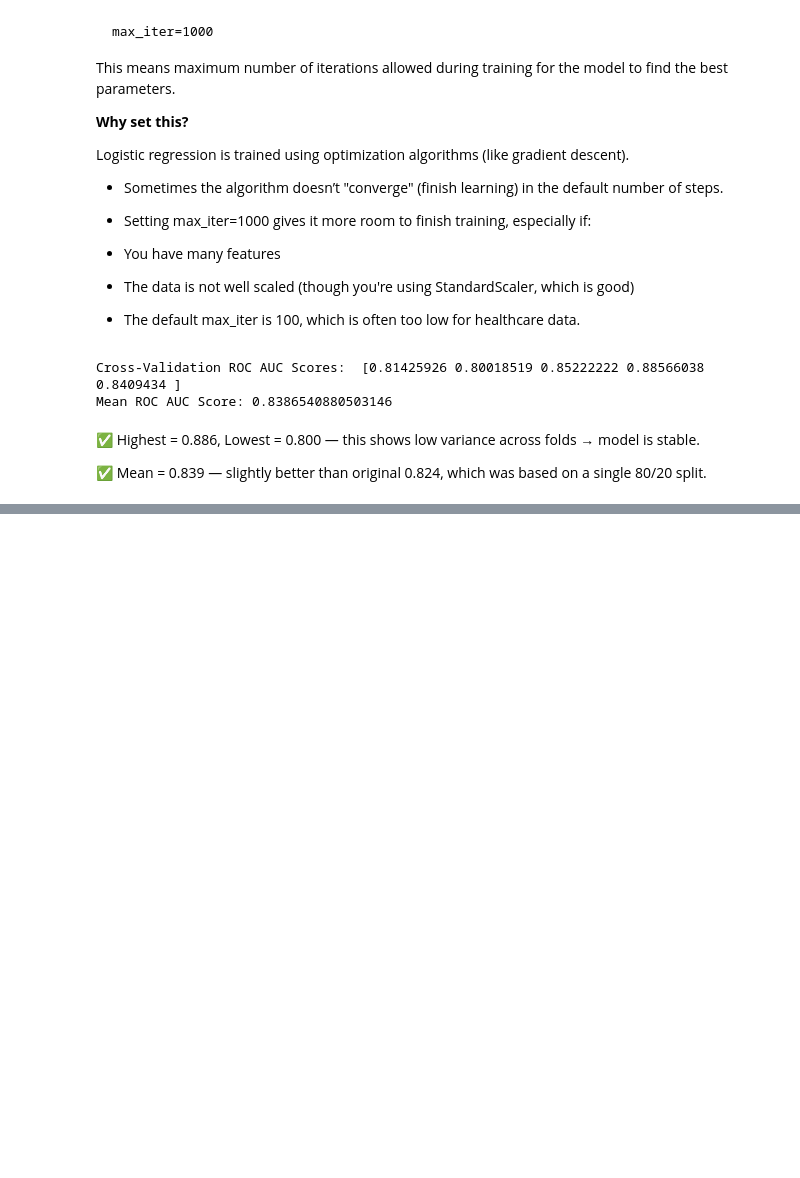
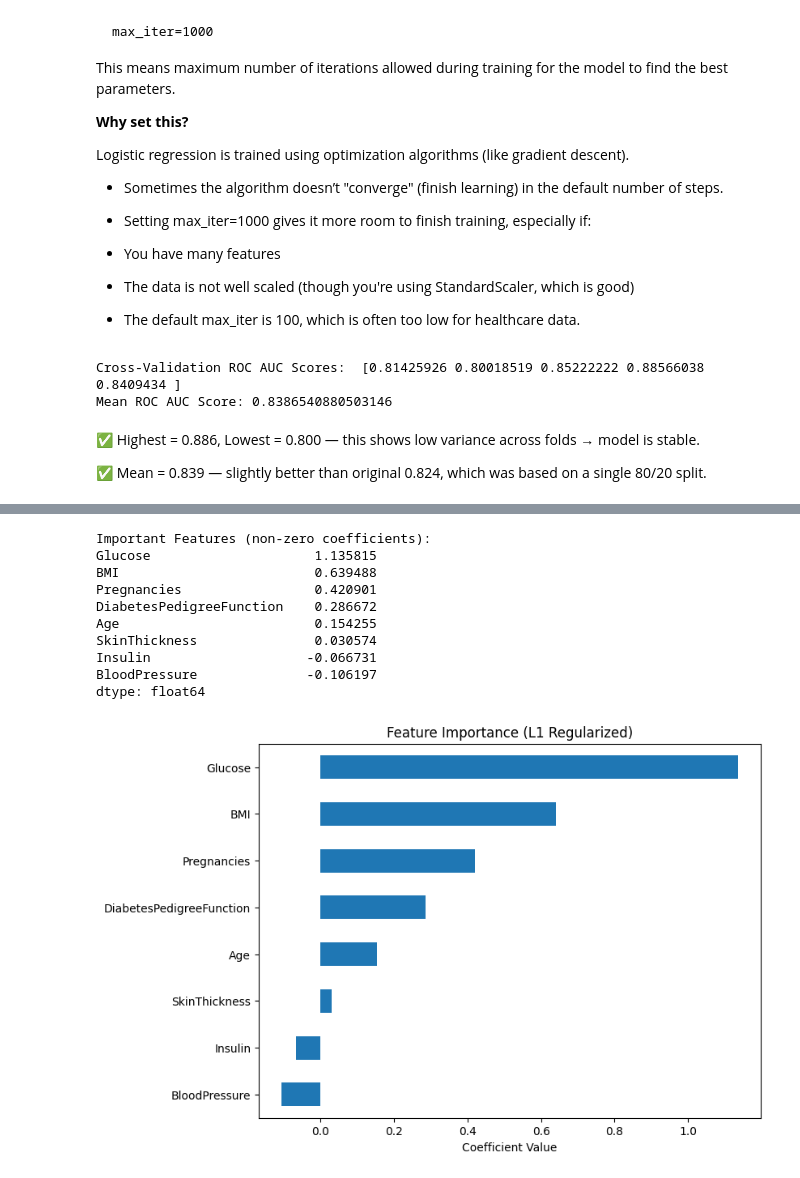
Before and after one commit to ridaouiafaf/diabetes_prediction_model, a Jupyter notebook: Diabetes_Prediction.ipynb, the cells around one changed output, grey strips where cells are left out. Drawn from its saved outputs; the diff is of its cells as text; code cells hidden in the pictures; blank space fills up the shorter version.

```diff
--- a/Diabetes_Prediction.ipynb
+++ b/Diabetes_Prediction.ipynb
@@ -318,0 +321,8 @@ Mean ROC AUC Score: 0.8386540880503146
+# %%
+from sklearn.model_selection import GridSearchCV
+
+param_grid = {
+    'C': [0.01, 0.1, 1, 10, 100], # regularization strength
+    'penalty': ['l1','l2'], # type of regularization
+    'solver': ['liblinear'] # optimization algorithm
+}
@@ -318,0 +514,23 @@ Mean ROC AUC Score: 0.8386540880503146
+# %%
+# Get feature importances (coefficients)
+feature_importance = pd.Series(best_model.coef_[0], index=X.columns)
+non_zero_features = feature_importance[feature_importance != 0]
+
+print("Important Features (non-zero coefficients):")
+print(non_zero_features.sort_values(ascending=False))
+
+non_zero_features.sort_values().plot(kind='barh', figsize=(8,6), title='Feature Importance (L1 Regularized)')
+plt.xlabel('Coefficient Value')
+plt.show()
+# %% [output]
+Important Features (non-zero coefficients):
+Glucose                     1.135815
+BMI                         0.639488
+Pregnancies                 0.420901
+DiabetesPedigreeFunction    0.286672
+Age                         0.154255
+SkinThickness               0.030574
+Insulin                    -0.066731
+BloodPressure              -0.106197
+dtype: float64
+[figure, added]
```
Also changed, not shown: parts of 12 cells of this notebook.
